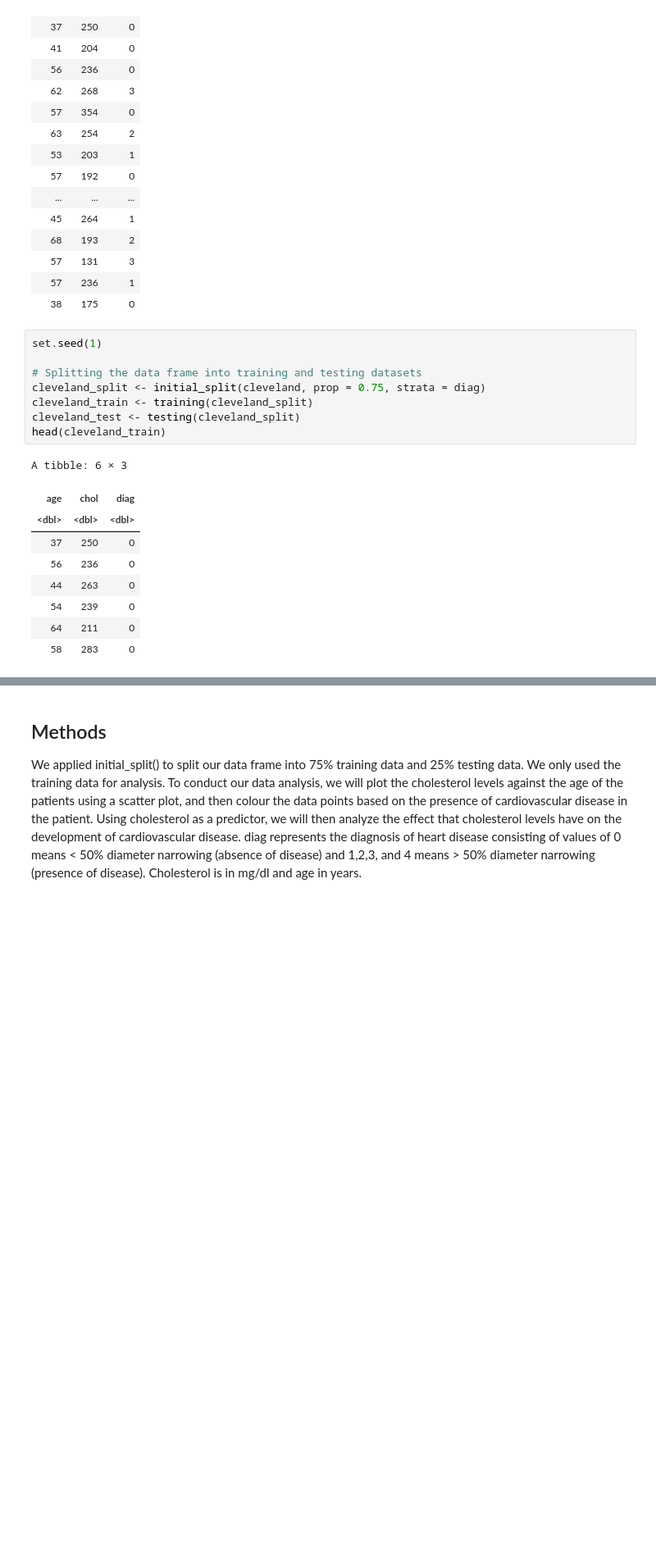
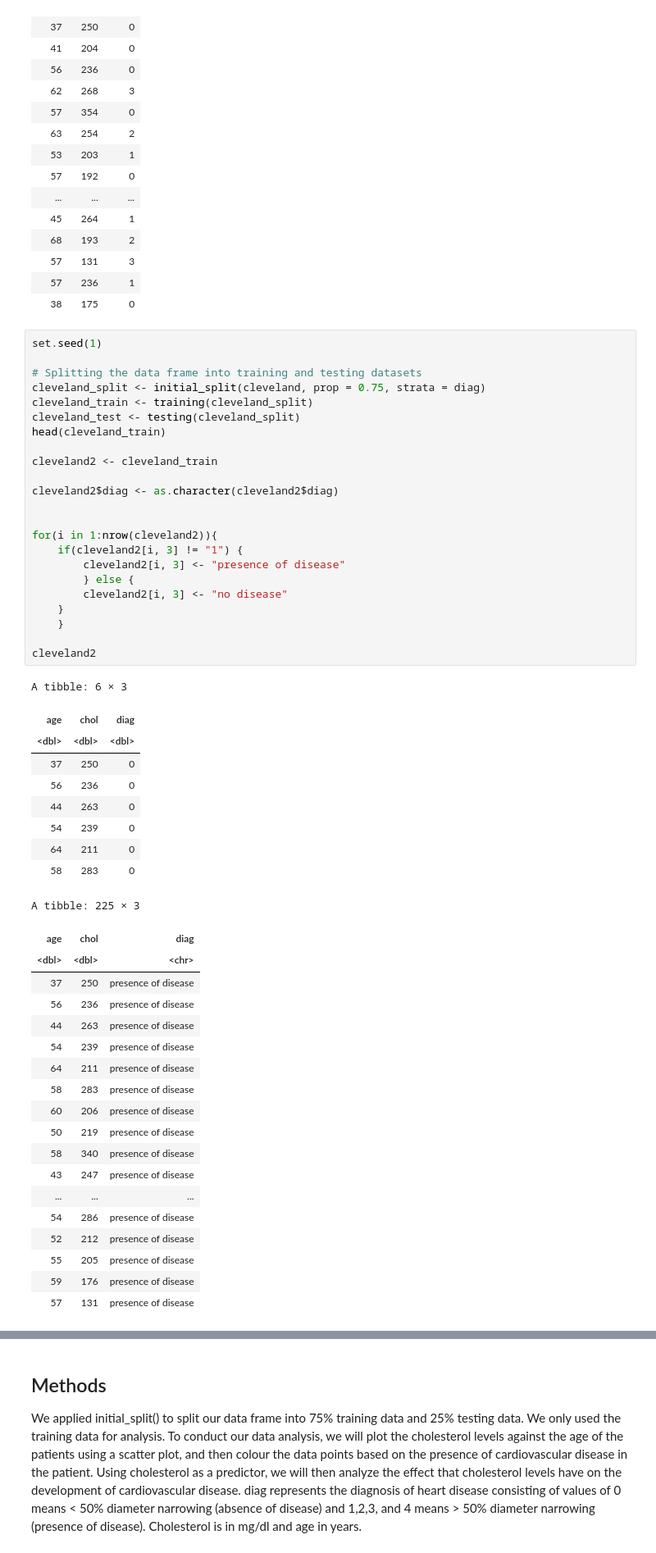
Before and after one commit to matthewzizek/dsci-100-project, a Jupyter notebook: ProjectProposal.ipynb, the cells around one changed output, grey strips where cells are left out. Shown at 82% size. Cells and saved outputs as stored; diff of their text form; blank space fills up the shorter version.

```diff
--- a/ProjectProposal.ipynb
+++ b/ProjectProposal.ipynb
@@ -65,20 +65,54 @@ A tibble: 302 × 3
 # %%
 set.seed(1)
 
 # Splitting the data frame into training and testing datasets
 cleveland_split <- initial_split(cleveland, prop = 0.75, strata = diag)
 cleveland_train <- training(cleveland_split)
 cleveland_test <- testing(cleveland_split)
 head(cleveland_train)
+
+cleveland2 <- cleveland_train
+
+cleveland2$diag <- as.character(cleveland2$diag)
+
+
+for(i in 1:nrow(cleveland2)){
+    if(cleveland2[i, 3] != "1") {
+        cleveland2[i, 3] <- "presence of disease"
+        } else {
+        cleveland2[i, 3] <- "no disease"
+    }
+    }
+
+cleveland2
 # %% [output]
 A tibble: 6 × 3
 | age | chol | diag |
 | <dbl> | <dbl> | <dbl> |
 | 37 | 250 | 0 |
 | 56 | 236 | 0 |
 | 44 | 263 | 0 |
 | 54 | 239 | 0 |
 | 64 | 211 | 0 |
 | 58 | 283 | 0 |
+A tibble: 225 × 3
+| age | chol | diag |
+| <dbl> | <dbl> | <chr> |
+| 37 | 250 | presence of disease |
+| 56 | 236 | presence of disease |
+| 44 | 263 | presence of disease |
+| 54 | 239 | presence of disease |
+| 64 | 211 | presence of disease |
+| 58 | 283 | presence of disease |
+| 60 | 206 | presence of disease |
+| 50 | 219 | presence of disease |
+| 58 | 340 | presence of disease |
+| 43 | 247 | presence of disease |
+| ... | ... | ... |
+| 54 | 286 | presence of disease |
+| 52 | 212 | presence of disease |
+| 55 | 205 | presence of disease |
+| 59 | 176 | presence of disease |
+| 57 | 131 | presence of disease |
 # %%
 #Creating a scatter plot using training data
```
Also changed, not shown: parts of 2 cells of this notebook.
